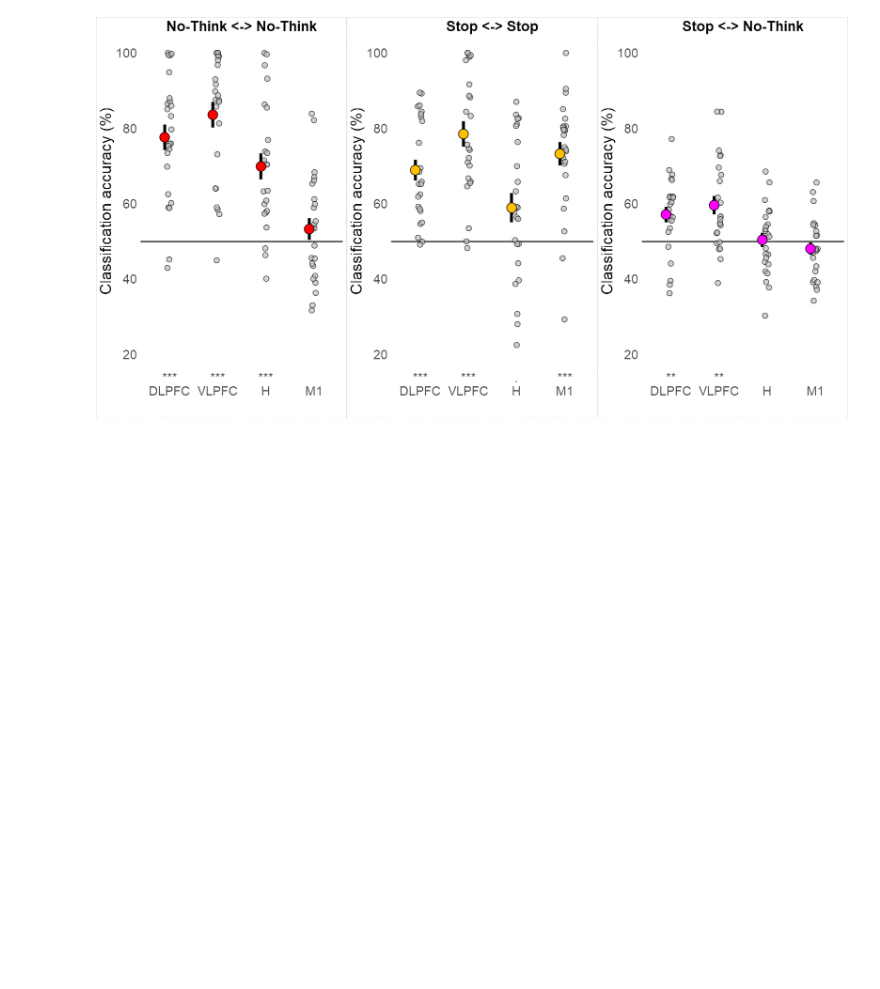
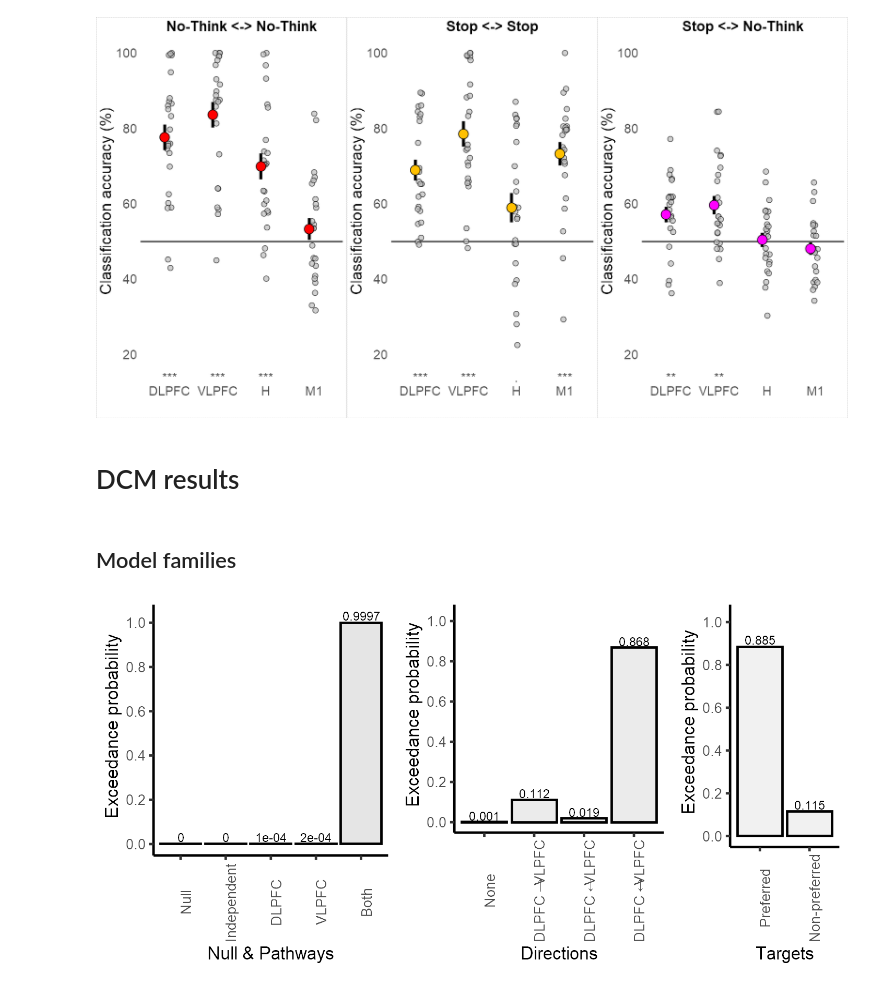
Before and after one commit to dcdace/Domain-general, a Jupyter notebook: Supramodal_Behavioural_03.ipynb, the cells around one changed output. Saved outputs shown, nothing was run; the diff lists cells and outputs as text; code cells hidden in the pictures; blank space fills up the shorter version.

```diff
--- a/Supramodal_Behavioural_03.ipynb
+++ b/Supramodal_Behavioural_03.ipynb
@@ -1480,3 +1439,5 @@ options(repr.plot.width = 15, repr.plot.height = 8)
 grid.arrange(p.ntnt, p.ss, p.cross, nrow = 1)
 # %% [output]
 [figure]
+# %% [markdown]
+# DCM results
@@ -1482,0 +1636,10 @@ grid.arrange(p.ntnt, p.ss, p.cross, nrow = 1)
+# %% [markdown]
+## Model families
+# %%
+# ==================================================================
+# PLOT FAMILIES
+# ==================================================================
+options(repr.plot.width = 12, repr.plot.height = 6)
+plot_grid(bp1, bp2, bp3, nrow = 1, rel_widths = c(6/15,5.5/15,3.5/15))
+# %% [output]
+[figure, added]
```
Also changed, not shown: parts of 9 cells of this notebook.
